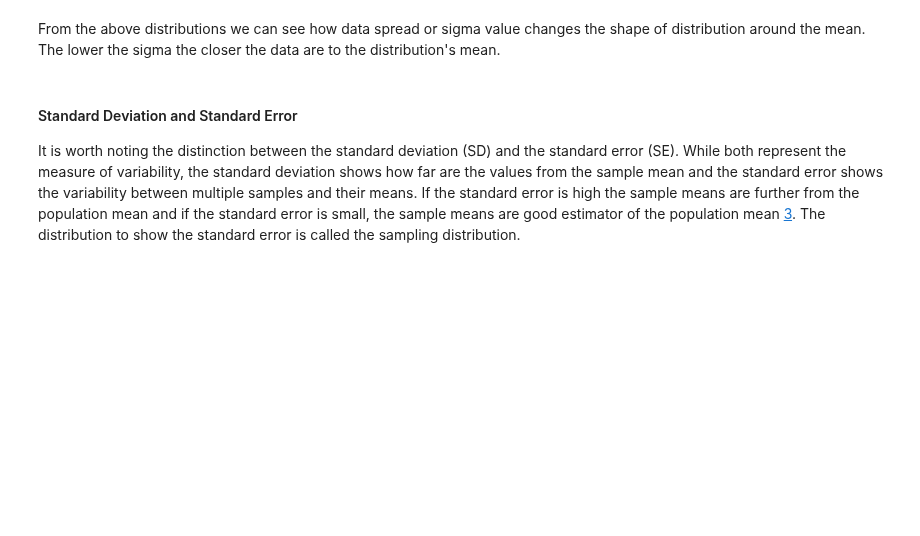
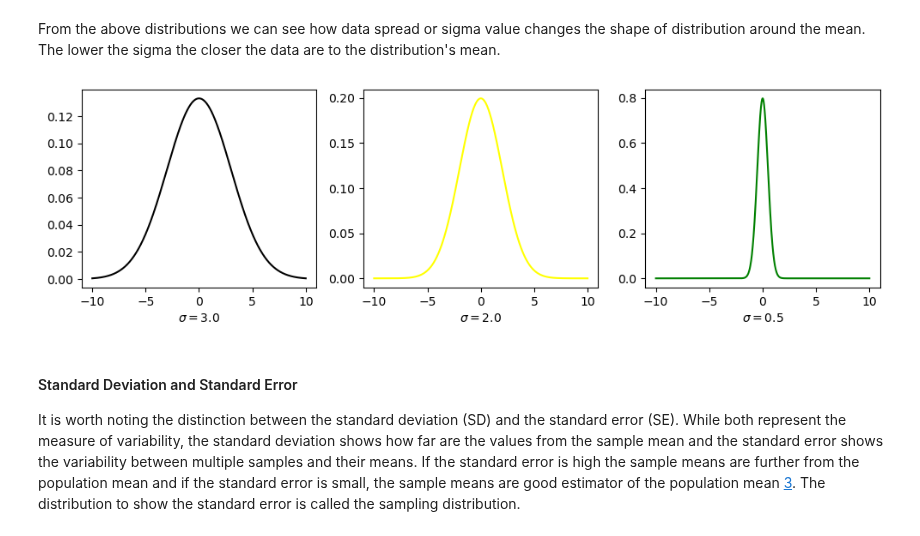
Before and after one commit to Tanja888/funddata-assessment, a Jupyter notebook: normal-distribution.ipynb, the cells around one changed output. Drawn from its saved outputs; the diff is of its cells as text; code cells hidden in the pictures; blank space fills up the shorter version.

```diff
--- a/normal-distribution.ipynb
+++ b/normal-distribution.ipynb
@@ -80,6 +79,35 @@ ax.set_title('Normal distribution with sigma = 0.5', fontsize=10);
 [figure]
 # %% [markdown]
 From the above distributions we can see how data spread or sigma value changes the shape of distribution around the mean. The lower the sigma the closer the data are to the distribution's mean.
+# %%
+fig, ax = plt.subplots(1, 3, figsize=(12,3))
+
+mu, sigma = 0.0, 3.0
+
+x1 = np.linspace(-10.0, 10.0, 10000)
+y1 = 1.0/np.sqrt(2 * np.pi * sigma**2) * np.exp(-((x1-mu)**2/(2*sigma**2)))
+
+mu, sigma = 0.0, 2.0
+
+x2 = np.linspace(-10.0, 10.0, 10000)
+y2 = 1.0/np.sqrt(2 * np.pi * sigma**2) * np.exp(-((x2-mu)**2/(2*sigma**2)))
+
+mu, sigma = 0.0, 0.5
+
+x3 = np.linspace(-10.0, 10.0, 10000)
+y3 = 1.0/np.sqrt(2 * np.pi * sigma**2) * np.exp(-((x3-mu)**2/(2*sigma**2)))
+
+ax[0].plot(x1, y1, color='black', linewidth=1.5)
+ax[1].plot(x2, y2, color='yellow', linewidth=1.5)
+ax[2].plot(x3, y3, color='green', linewidth=1.5)
+
+ax[0].set_xlabel('$\sigma=3.0$', fontsize=10)
+ax[1].set_xlabel('$\sigma=2.0$')
+ax[2].set_xlabel('$\sigma=0.5$');
+
+plt.savefig('images/sigma.png', bbox_inches='tight')
+# %% [output]
+[figure, added]
 # %% [markdown]
 #### Standard Deviation and Standard Error
 
```
Also changed, not shown: parts of 38 cells of this notebook, 6 other files.
